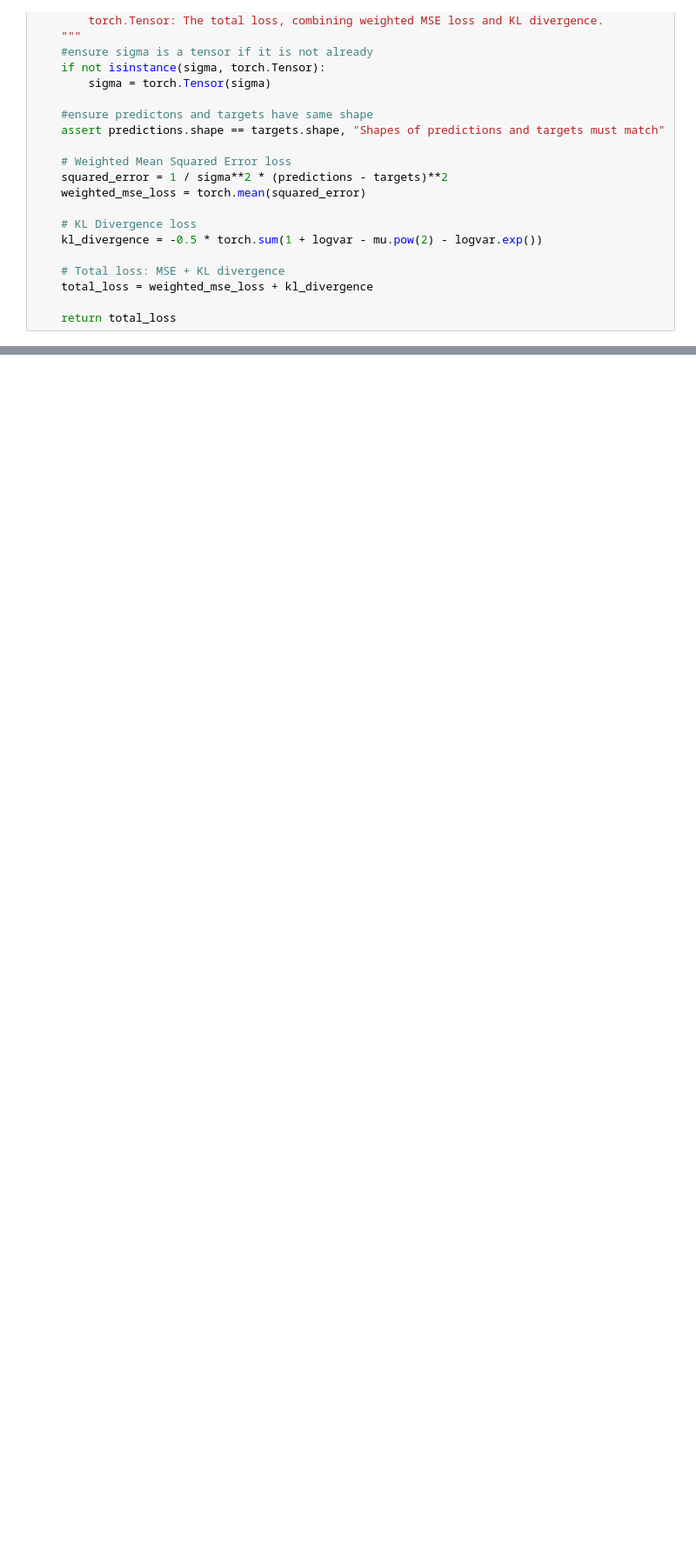
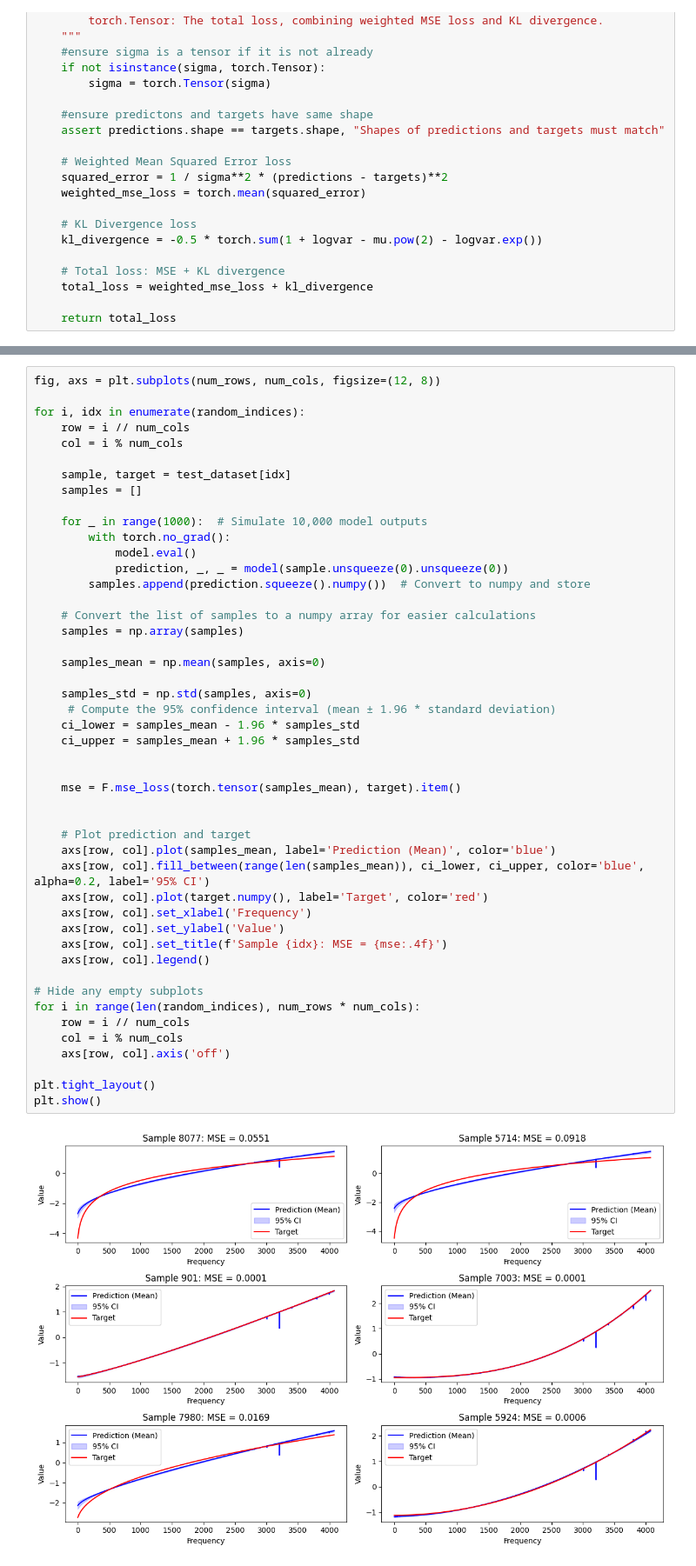
Before and after one commit to abbystokes/SBI_SGWB_DSMMA, a Jupyter notebook: Abby/VAE.ipynb, the cells around one changed output, grey strips where cells are left out. Shown at 87% size. Saved outputs shown, nothing was run; the diff lists cells and outputs as text; blank space fills up the shorter version.

```diff
--- a/Abby/VAE.ipynb
+++ b/Abby/VAE.ipynb
@@ -436,0 +450,49 @@ plt.show()
+# %%
+fig, axs = plt.subplots(num_rows, num_cols, figsize=(12, 8))
+
+for i, idx in enumerate(random_indices):
+    row = i // num_cols
+    col = i % num_cols
+
+    sample, target = test_dataset[idx]
+    samples = []
+
+    for _ in range(1000):  # Simulate 10,000 model outputs
+        with torch.no_grad():
+            model.eval()
+            prediction, _, _ = model(sample.unsqueeze(0).unsqueeze(0))
+        samples.append(prediction.squeeze().numpy())  # Convert to numpy and store
+
+    # Convert the list of samples to a numpy array for easier calculations
+    samples = np.array(samples)
+
+    samples_mean = np.mean(samples, axis=0)
+
+    samples_std = np.std(samples, axis=0)
+     # Compute the 95% confidence interval (mean ± 1.96 * standard deviation)
+    ci_lower = samples_mean - 1.96 * samples_std
+    ci_upper = samples_mean + 1.96 * samples_std
+
+
+    mse = F.mse_loss(torch.tensor(samples_mean), target).item()
+
+
+    # Plot prediction and target
+    axs[row, col].plot(samples_mean, label='Prediction (Mean)', color='blue')
+    axs[row, col].fill_between(range(len(samples_mean)), ci_lower, ci_upper, color='blue', alpha=0.2, label='95% CI')
+    axs[row, col].plot(target.numpy(), label='Target', color='red')
+    axs[row, col].set_xlabel('Frequency')
+    axs[row, col].set_ylabel('Value')
+    axs[row, col].set_title(f'Sample {idx}: MSE = {mse:.4f}')
+    axs[row, col].legend()
+
+# Hide any empty subplots
+for i in range(len(random_indices), num_rows * num_cols):
+    row = i // num_cols
+    col = i % num_cols
+    axs[row, col].axis('off')
+
+plt.tight_layout()
+plt.show()
+# %% [output]
+[figure, added]
```
Also changed, not shown: parts of 11 cells of this notebook, 1 other file.
